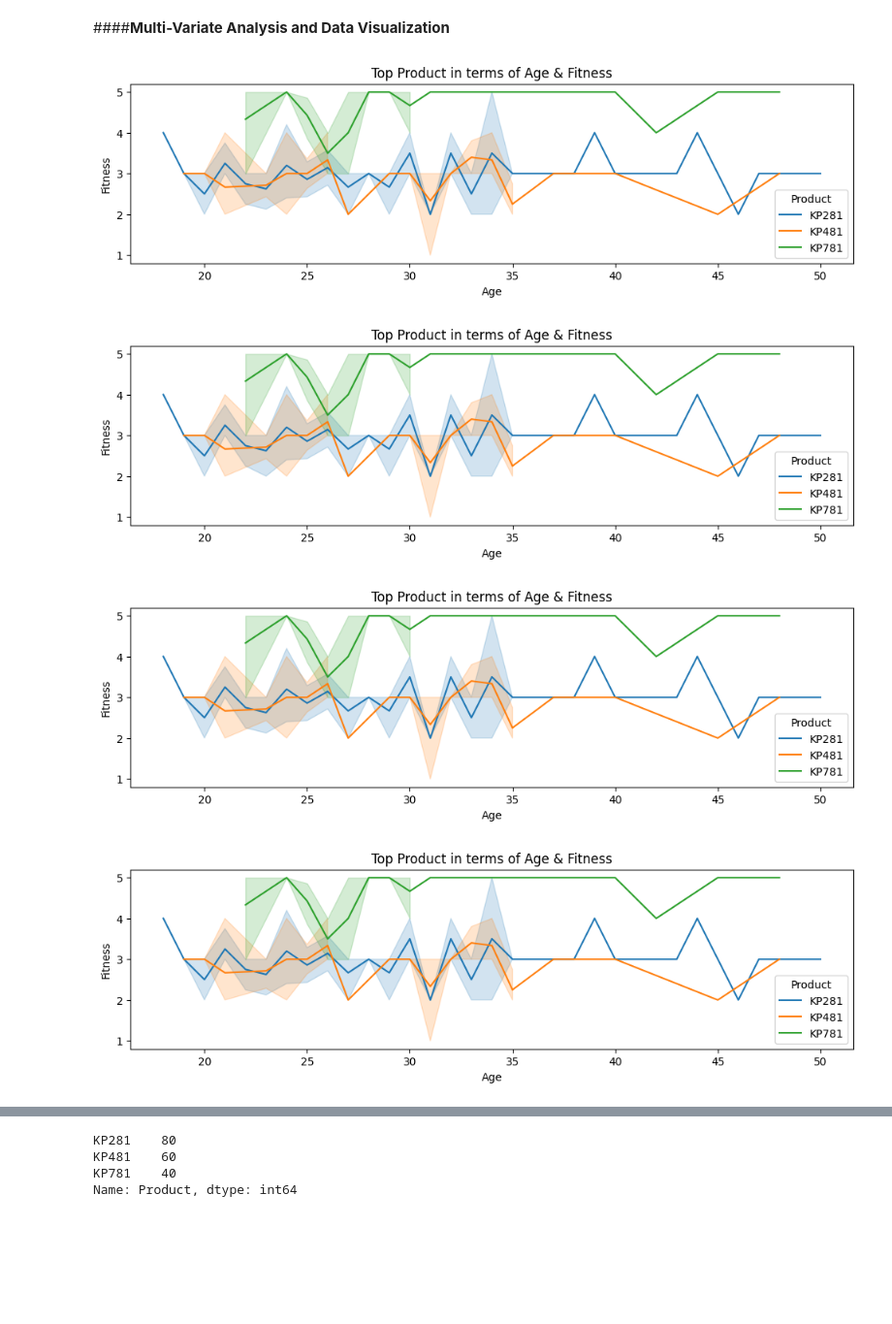
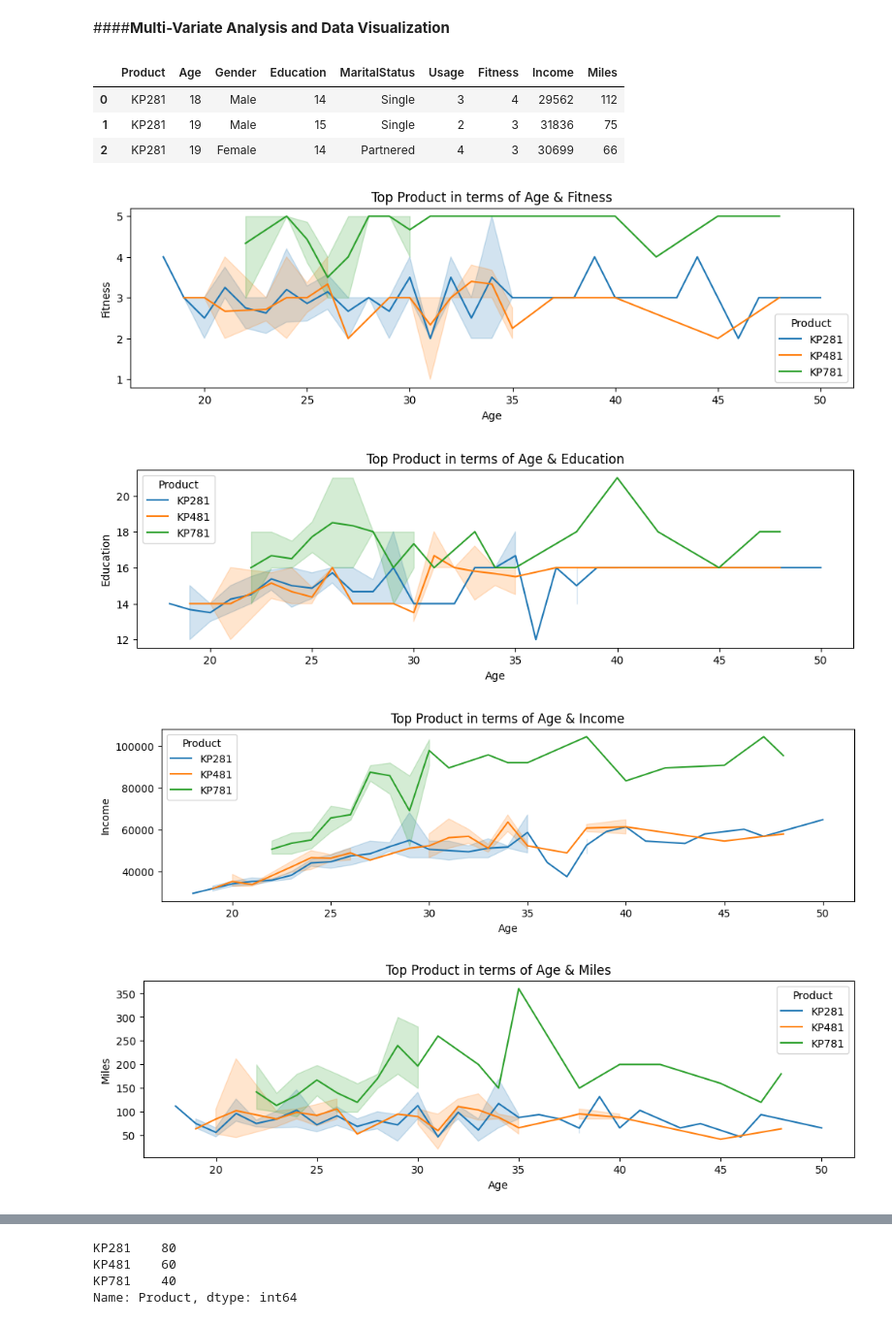
Before and after one commit to iamutkarshgoyal/Aerofit_Statistical_Analysis, a Jupyter notebook: Aerofit_Data_Analysis.ipynb, the cells around one changed output, grey strips where cells are left out. Shown at 97% size. Saved outputs shown, nothing was run; the diff lists cells and outputs as text; code cells hidden in the pictures; blank space fills up the shorter version.

```diff
--- a/Aerofit_Data_Analysis.ipynb
+++ b/Aerofit_Data_Analysis.ipynb
@@ -540,34 +574,47 @@ As per above data fitness rank for the user is 5 and they used advanced treadmil
 To maintain goo fitness rank, user need to run more oftenly, hence this came out as outliers.
 # %% [markdown]
 ####**Multi-Variate Analysis and Data Visualization**
+# %%
+df.head(3)
+# %% [output]
+|  | Product | Age | Gender | Education | MaritalStatus | Usage | Fitness | Income | Miles |
+| 0 | KP281 | 18 | Male | 14 | Single | 3 | 4 | 29562 | 112 |
+| 1 | KP281 | 19 | Male | 15 | Single | 2 | 3 | 31836 | 75 |
+| 2 | KP281 | 19 | Female | 14 | Partnered | 4 | 3 | 30699 | 66 |
 # %%
-# Line Subplot for Product Analysis with different Variables
+# Line Subplots for Product Analysis with different Variables
 
 # Top Product in terms of Age & Fitness
 plt.figure(figsize = (12,3))
 sns.lineplot(data = df, x = "Age", y = "Fitness", hue = "Product", legend = "full")
 plt.title("Top Product in terms of Age & Fitness")
 plt.show()
 
 #Top Product in terms of Age & Education
 plt.figure(figsize = (12,3))
-sns.lineplot(data = df, x = "Age", y = "Fitness", hue = "Product", legend = "full")
-plt.title("Top Product in terms of Age & Fitness")
+sns.lineplot(data = df, x = "Age", y = "Education", hue = "Product", legend = "full")
+plt.title("Top Product in terms of Age & Education")
 plt.show()
 
 #Top Product in terms of Age & Income
 plt.figure(figsize = (12,3))
-sns.lineplot(data = df, x = "Age", y = "Fitness", hue = "Product", legend = "full")
-plt.title("Top Product in terms of Age & Fitness")
+sns.lineplot(data = df, x = "Age", y = "Income", hue = "Product", legend = "full")
+plt.title("Top Product in terms of Age & Income")
 plt.show()
 
 #Top Product in terms of Age & Miles
 plt.figure(figsize = (12,3))
-sns.lineplot(data = df, x = "Age", y = "Fitness", hue = "Product", legend = "full")
-plt.title("Top Product in terms of Age & Fitness")
+sns.lineplot(data = df, x = "Age", y = "Miles", hue = "Product", legend = "full")
+plt.title("Top Product in terms of Age & Miles")
 plt.show()
+
+#Top Product in terms of Age & Usage
+plt.figure(figsize = (12,3))
+sns.lineplot(data = df, x = "Age", y = "Usage", hue = "Product", legend = "full")
+plt.title("Top Product in terms of Age & Usage")
+plt.show()
 # %% [output]
-[figure, old version]
+[figure, new version]
-[figure, old version]
+[figure, new version]
-[figure, old version]
+[figure, new version]
-[figure, old version]
+[figure, new version]
```
Also changed, not shown: parts of 9 cells of this notebook.
